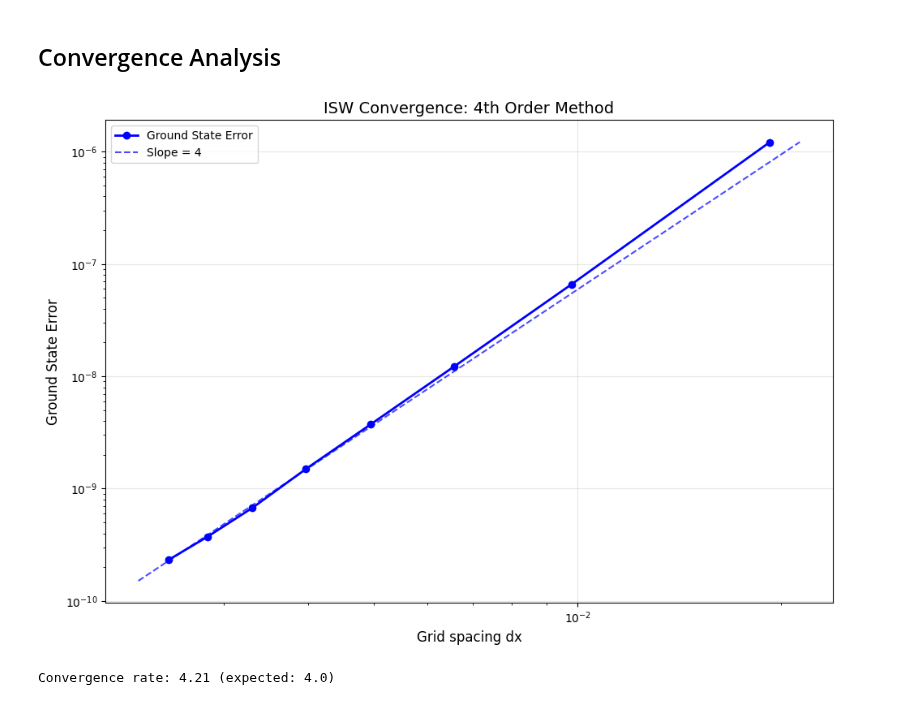
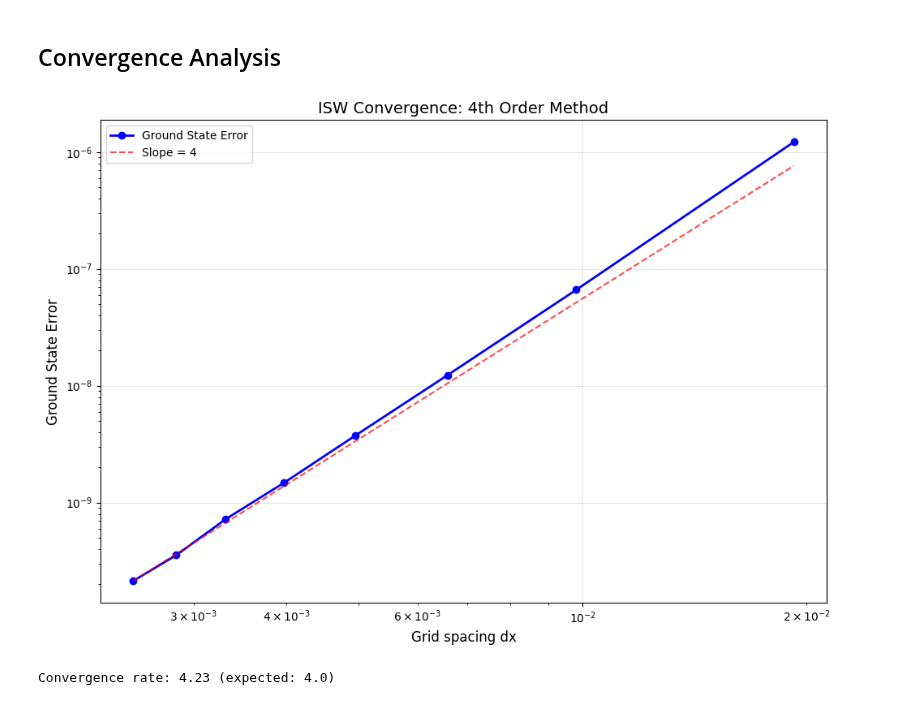
Before and after one commit to hillerj1/Thesis, a Jupyter notebook: fd4_ISW_clean.ipynb, the cells around one changed output. Drawn from its saved outputs; the diff is of its cells as text; code cells hidden in the pictures.

```diff
--- a/fd4_ISW_clean.ipynb
+++ b/fd4_ISW_clean.ipynb
@@ -222,38 +221,50 @@ Small matrix test (N=5):
 # %%
 # Convergence analysis using testing utilities
 def V_ISW(x):
     return np.zeros_like(x)
 
 N_list = [51, 101, 151, 201, 251, 301, 351, 401]
 x_left, x_right = 0.0, 1.0
 
 errors = []
 dxs = []
 
 for N_test in N_list:
     H = fin.hamiltonian_4th(V_ISW, x_left, x_right, N_test)
     E_num, _ = eigsh(H, k=1, which='SM', tol=1e-10, maxiter=2000)
 
     grid_test = fin.spatial(x_left, x_right, N_test)
     dx = grid_test[1] - grid_test[0]
 
-    E_ana = qtu.analytical_ISW_eigenvalues(1)[0]  # Ground state
+    E_ana = np.pi**2 / 2  # Ground state
     error = abs(E_num[0] - E_ana)
 
     dxs.append(dx)
     errors.append(error)
 
 # Plot convergence using testing utilities
-qtu.plot_convergence(dxs, errors,
-                    title="ISW Convergence: 4th Order Method",
-                    xlabel="Grid spacing dx",
-                    ylabel="Ground State Error",
-                    reference_slopes=[4],  # Expected 4th order convergence
-                    labels=["Ground State Error"])
+# Plot convergence
+plt.figure(figsize=(10, 7))
+plt.loglog(dxs, errors, 'b-o', linewidth=2, markersize=6, label="Ground State Error")
+
+# Add reference slope
+x_min, x_max = min(dxs), max(dxs)
+y_min = min(errors)
+x_ref = np.array([x_min, x_max])
+y_ref = y_min * (x_ref / x_min)**4
+plt.loglog(x_ref, y_ref, 'r--', alpha=0.7, label='Slope = 4')
+
+plt.xlabel("Grid spacing dx", fontsize=12)
+plt.ylabel("Ground State Error", fontsize=12)
+plt.title("ISW Convergence: 4th Order Method", fontsize=14)
+plt.legend()
+plt.grid(True, alpha=0.3)
+plt.tight_layout()
+plt.show()
 
 # Calculate convergence rate
-rate = qtu.convergence_rate(dxs, errors)
+log_dx = np.log(dxs); log_error = np.log(errors); coeffs = np.polyfit(log_dx, log_error, 1); rate = coeffs[0]
 print(f"Convergence rate: {rate:.2f} (expected: 4.0)")
 # %% [output]
-[figure, old version]
+[figure, new version]
-Convergence rate: 4.21 (expected: 4.0)
+Convergence rate: 4.23 (expected: 4.0)
```
Also changed, not shown: parts of 4 cells of this notebook, 1 other file.
